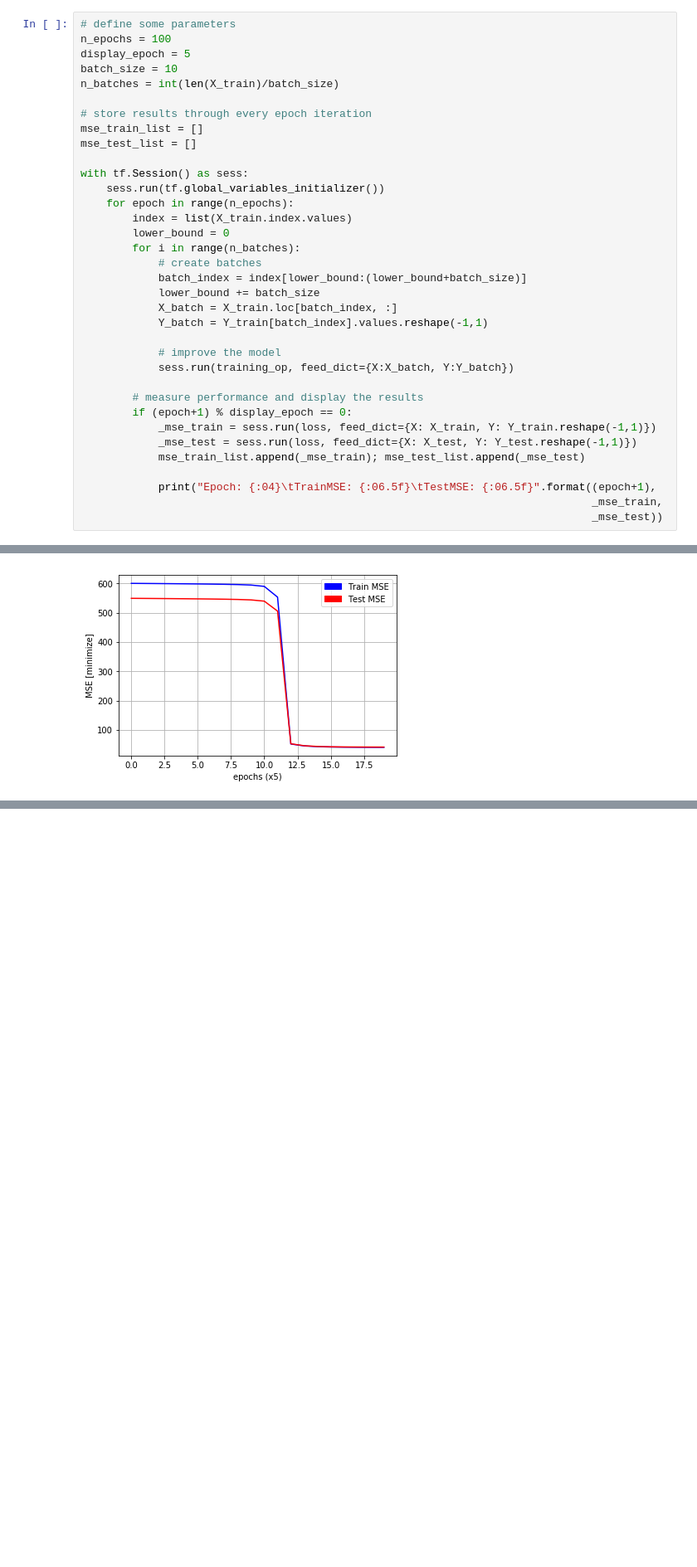
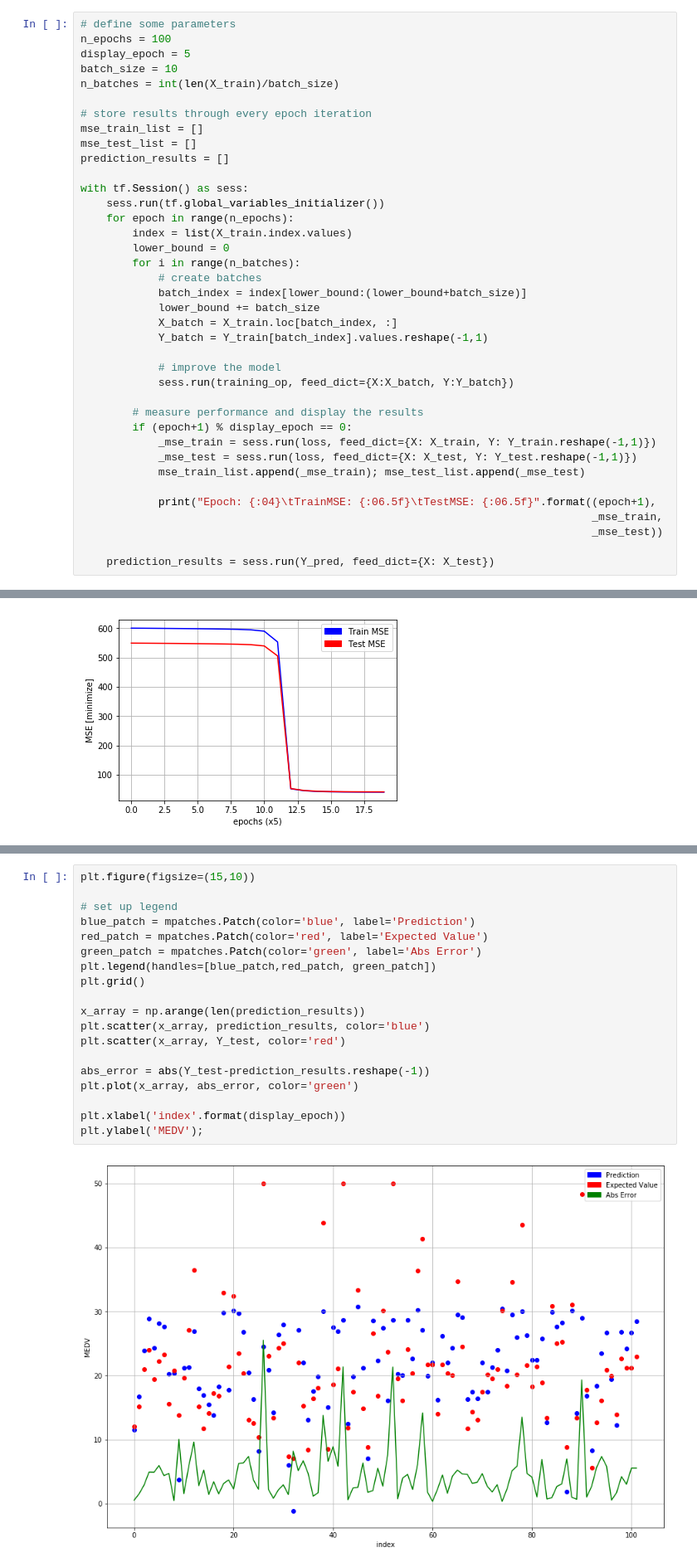
Before and after one commit to caroluidhao/mlp-house-price-prediction, a Jupyter notebook: mlp-house-price-prediction.ipynb, the cells around one changed output, grey strips where cells are left out. Shown at 83% size. Drawn from its saved outputs; the diff is of its cells as text; blank space fills up the shorter version.

```diff
--- a/mlp-house-price-prediction.ipynb
+++ b/mlp-house-price-prediction.ipynb
@@ -172,6 +197,7 @@ n_batches = int(len(X_train)/batch_size)
 # store results through every epoch iteration
 mse_train_list = []
 mse_test_list = []
+prediction_results = []
 
 with tf.Session() as sess:
     sess.run(tf.global_variables_initializer())
@@ -197,6 +223,8 @@ with tf.Session() as sess:
             print("Epoch: {:04}\tTrainMSE: {:06.5f}\tTestMSE: {:06.5f}".format((epoch+1),
                                                                                _mse_train,
                                                                                _mse_test))
+
+    prediction_results = sess.run(Y_pred, feed_dict={X: X_test})
 # %% [output]
 Epoch: 0005     TrainMSE: 600.19788     TestMSE: 549.18378
 Epoch: 0010     TrainMSE: 599.88678     TestMSE: 548.89105
@@ -238,0 +271,21 @@ plt.ylabel('MSE [minimize]');
+# %%
+plt.figure(figsize=(15,10))
+
+# set up legend
+blue_patch = mpatches.Patch(color='blue', label='Prediction')
+red_patch = mpatches.Patch(color='red', label='Expected Value')
+green_patch = mpatches.Patch(color='green', label='Abs Error')
+plt.legend(handles=[blue_patch,red_patch, green_patch])
+plt.grid()
+
+x_array = np.arange(len(prediction_results))
+plt.scatter(x_array, prediction_results, color='blue')
+plt.scatter(x_array, Y_test, color='red')
+
+abs_error = abs(Y_test-prediction_results.reshape(-1))
+plt.plot(x_array, abs_error, color='green')
+
+plt.xlabel('index'.format(display_epoch))
+plt.ylabel('MEDV');
+# %% [output]
+[figure, added]
```
Also changed, not shown: parts of 6 cells of this notebook, 1 other file.
